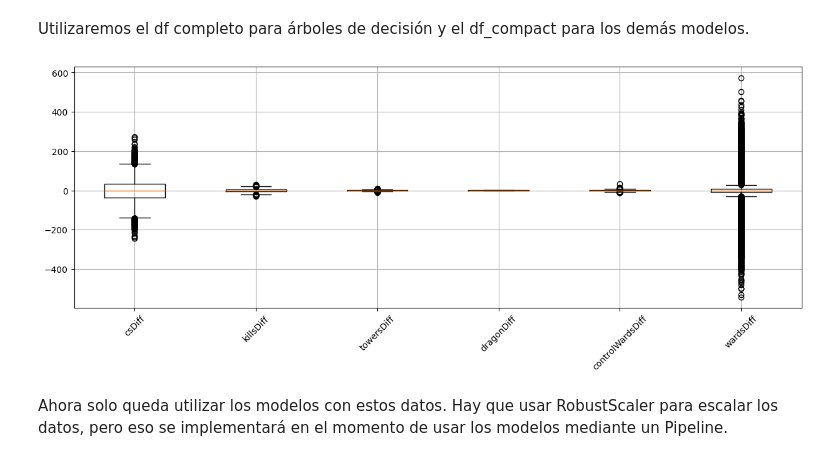
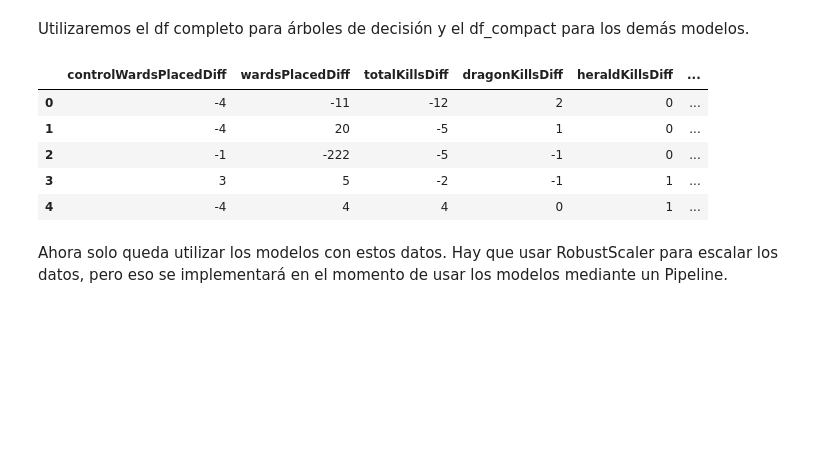
Before and after one commit to jnegrete2005/practica02_AA1, a Jupyter notebook: preproc.ipynb, the cells around one changed output. Drawn from its saved outputs; the diff is of its cells as text; code cells hidden in the pictures; blank space fills up the shorter version.

```diff
--- a/preproc.ipynb
+++ b/preproc.ipynb
@@ -230,15 +194,54 @@ df_compact.head()
 # %% [markdown]
 Utilizaremos el df completo para árboles de decisión y el df_compact para los demás modelos.
-# %%
-plt.figure(4, figsize=(15, 5))
-plt.boxplot(
-    df[["csDiff", "killsDiff", "towersDiff", "dragonDiff", "controlWardsDiff", "wardsDiff"]],
-    tick_labels=["csDiff", "killsDiff", "towersDiff", "dragonDiff", "controlWardsDiff", "wardsDiff"]
-)
-plt.xticks(rotation=45)
-plt.grid(True)
-plt.show()
-# %% [output]
-[figure, removed]
+# %%
+# Columnas diff (12 variables)
+df["controlWardsPlacedDiff"] = df["blueTeamControlWardsPlaced"] - df["redTeamControlWardsPlaced"]
+df["wardsPlacedDiff"] = df["blueTeamWardsPlaced"] - df["redTeamWardsPlaced"]
+df["totalKillsDiff"] = df["blueTeamTotalKills"] - df["redTeamTotalKills"]
+df["dragonKillsDiff"] = df["blueTeamDragonKills"] - df["redTeamDragonKills"]
+df["heraldKillsDiff"] = df["blueTeamHeraldKills"] - df["redTeamHeraldKills"]
+df["towersDestroyedDiff"] = df["blueTeamTowersDestroyed"] - df["redTeamTowersDestroyed"]
+df["towerPlatesDestroyedDiff"] = df["blueTeamTurretPlatesDestroyed"] - df["redTeamTurretPlatesDestroyed"]
+df["laneMinionsDiff"] = df["blueTeamMinionsKilled"] - df["redTeamMinionsKilled"]
+df["jungleMinionsDiff"] = df["blueTeamJungleMinions"] - df["redTeamJungleMinions"]
+df["totalGoldDiff"] = df["blueTeamTotalGold"] - df["redTeamTotalGold"]
+df["xpDiff"] = df["blueTeamXp"] - df["redTeamXp"]
+df["totalDamageToChampsDiff"] = df["blueTeamTotalDamageToChamps"] - df["redTeamTotalDamageToChamps"]
+
+# Columnas de contexto (3 variables)
+df["totalKills"] = df["blueTeamTotalKills"] + df["redTeamTotalKills"]  # Caos en la partida
+df["totalTowersDestroyed"] = df["blueTeamTowersDestroyed"] + df["redTeamTowersDestroyed"]  # Avance en el mapa
+df["totalWardsPlaced"] = df["blueTeamWardsPlaced"] + df["blueTeamControlWardsPlaced"] + df["redTeamWardsPlaced"] + df["redTeamControlWardsPlaced"]  # Visión en el mapa
+
+compact_cols = [
+    "controlWardsPlacedDiff",
+    "wardsPlacedDiff",
+    "totalKillsDiff",
+    "dragonKillsDiff",
+    "heraldKillsDiff",
+    "towersDestroyedDiff",
+    "towerPlatesDestroyedDiff",
+    "laneMinionsDiff",
+    "jungleMinionsDiff",
+    "totalGoldDiff",
+    "xpDiff",
+    "totalDamageToChampsDiff",
+    "totalKills",
+    "totalTowersDestroyed",
+    "totalWardsPlaced",
+    "blueTeamWin"
+]
+
+df_compact = df[compact_cols]
+df_compact.to_csv("./data/match_data_compact.csv", index=False)
+df.to_csv("./data/match_data_full.csv", index=False)
+df_compact.head()
+# %% [output]
+|  | controlWardsPlacedDiff | wardsPlacedDiff | totalKillsDiff | dragonKillsDiff | heraldKillsDiff | ... |
+| 0 | -4 | -11 | -12 | 2 | 0 | ... |
+| 1 | -4 | 20 | -5 | 1 | 0 | ... |
+| 2 | -1 | -222 | -5 | -1 | 0 | ... |
+| 3 | 3 | 5 | -2 | -1 | 1 | ... |
+| 4 | -4 | 4 | 4 | 0 | 1 | ... |
 # %% [markdown]
 Ahora solo queda utilizar los modelos con estos datos. Hay que usar RobustScaler para escalar los datos, pero eso se implementará en el momento de usar los modelos mediante un Pipeline.
```
Also changed, not shown: parts of 4 cells of this notebook, 1 other file.
